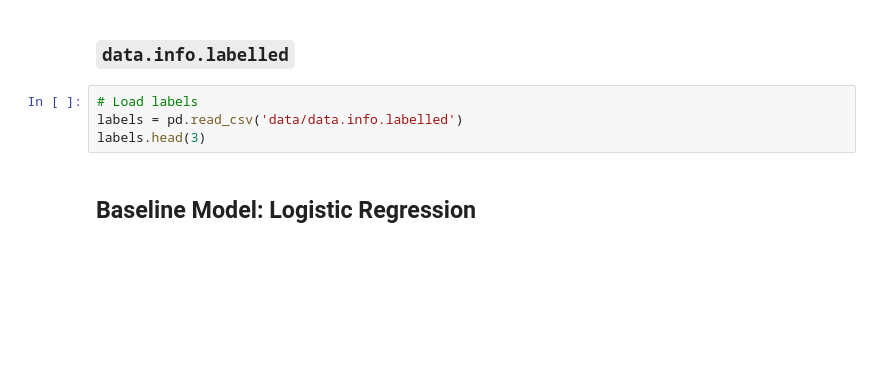
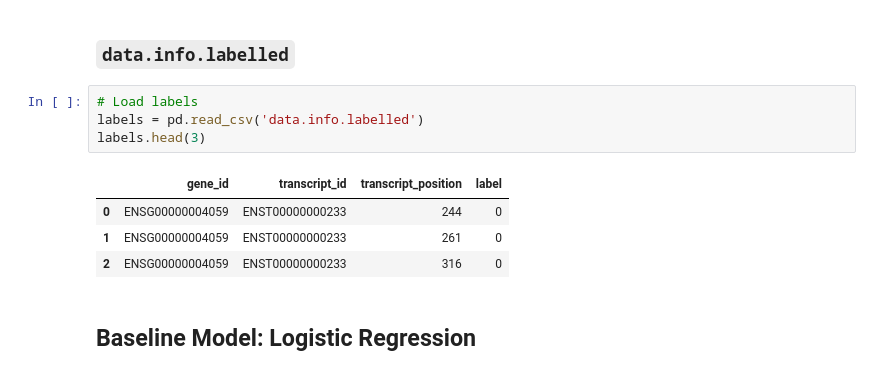
Before and after one commit to okk15y/DSA4262, a Jupyter notebook: project.ipynb, the cells around one changed output. Cells and saved outputs as stored; diff of their text form; blank space fills up the shorter version.

```diff
--- a/project.ipynb
+++ b/project.ipynb
@@ -78,8 +68,13 @@ dataset_20lines.head(3)
 ### `data.info.labelled`
 # %%
 # Load labels
-labels = pd.read_csv('data/data.info.labelled')
+labels = pd.read_csv('data.info.labelled')
 labels.head(3)
+# %% [output]
+|  | gene_id | transcript_id | transcript_position | label |
+| 0 | ENSG00000004059 | ENST00000000233 | 244 | 0 |
+| 1 | ENSG00000004059 | ENST00000000233 | 261 | 0 |
+| 2 | ENSG00000004059 | ENST00000000233 | 316 | 0 |
 # %% [markdown]
 ## Baseline Model: Logistic Regression
 # %% [markdown]
```
Also changed, not shown: parts of 6 cells of this notebook.
